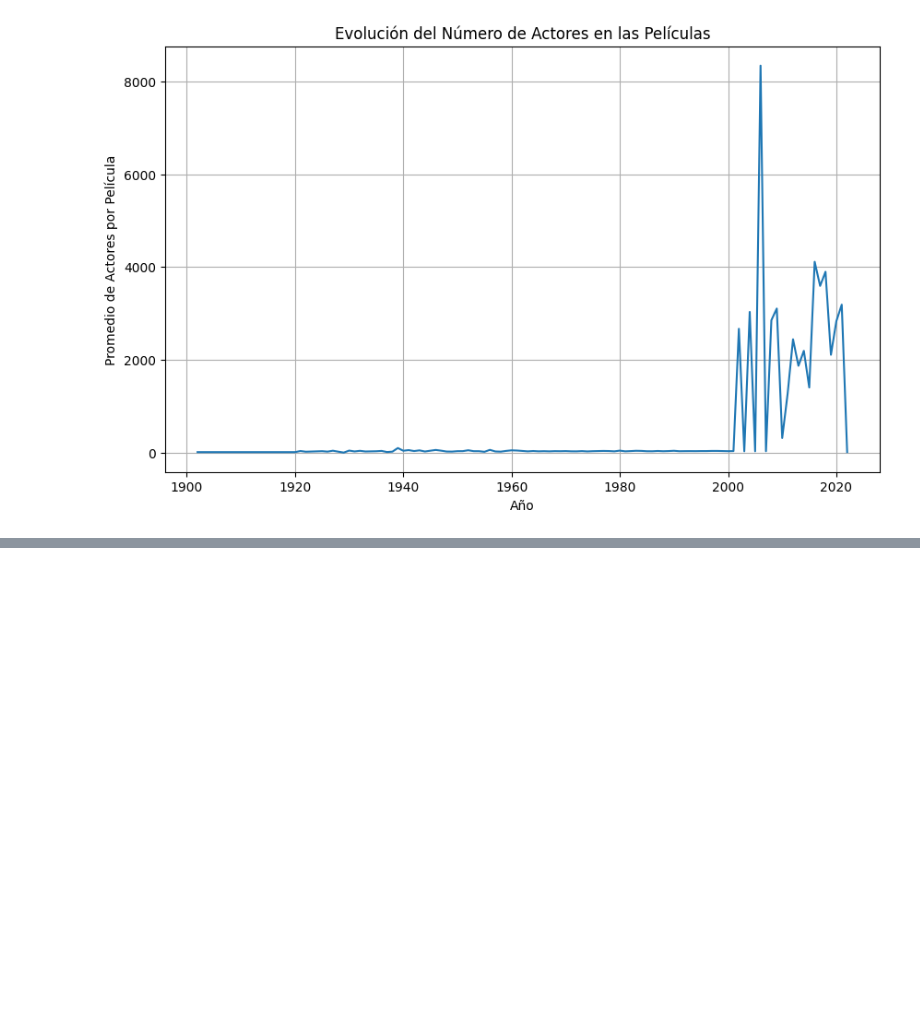
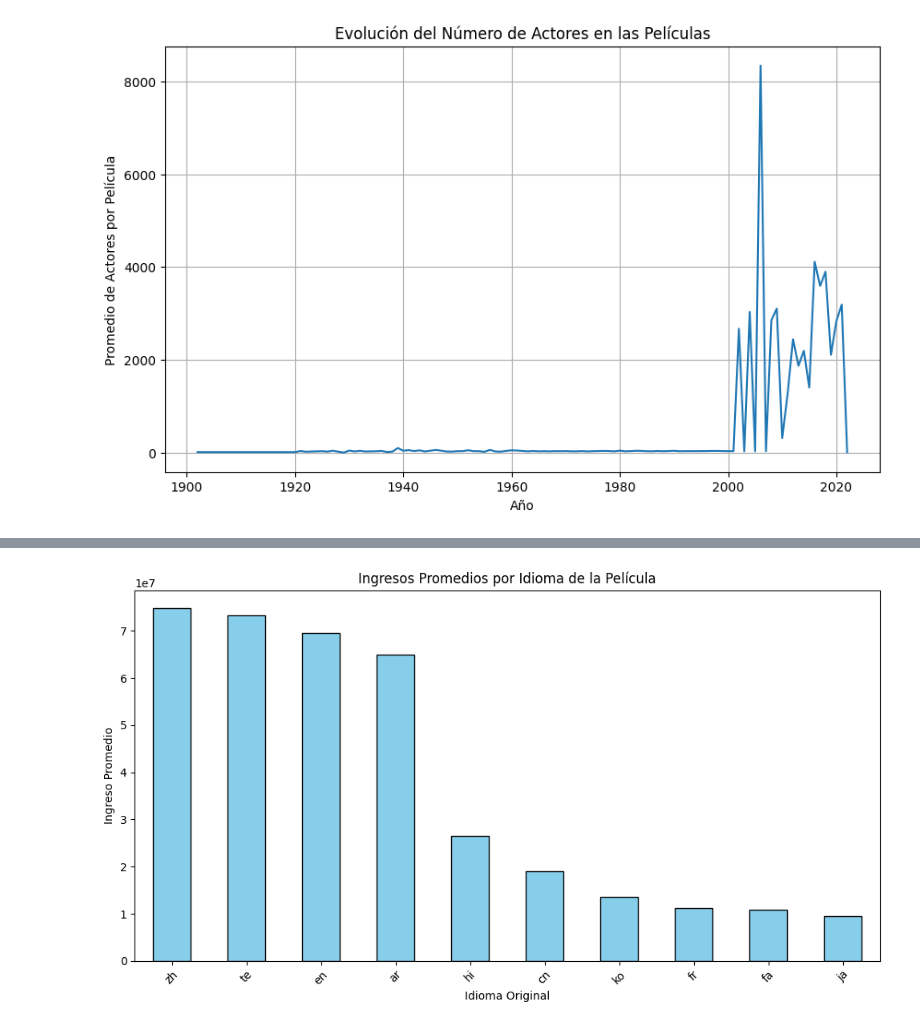
Before and after one commit to DiegoGarV/Proyecto1-mineria, a Jupyter notebook: HDT1-1.ipynb, the cells around one changed output, grey strips where cells are left out. Cells and saved outputs as stored; diff of their text form; code cells hidden in the pictures; blank space fills up the shorter version.

```diff
--- a/HDT1-1.ipynb
+++ b/HDT1-1.ipynb
@@ -246,0 +334,15 @@ plt.show()
+# %%
+# Idioma con más ingresos
+
+language_revenue = dataset.groupby("originalLanguage")["revenue"].mean().sort_values(ascending=False)
+top_languages = language_revenue.head(10)
+
+plt.figure(figsize=(12, 6))
+top_languages.plot(kind="bar", color="skyblue", edgecolor="black")
+plt.xlabel("Idioma Original")
+plt.ylabel("Ingreso Promedio")
+plt.title("Ingresos Promedios por Idioma de la Película")
+plt.xticks(rotation=45)
+plt.show()
+# %% [output]
+[figure, added]
```
Also changed, not shown: parts of 7 cells of this notebook.
